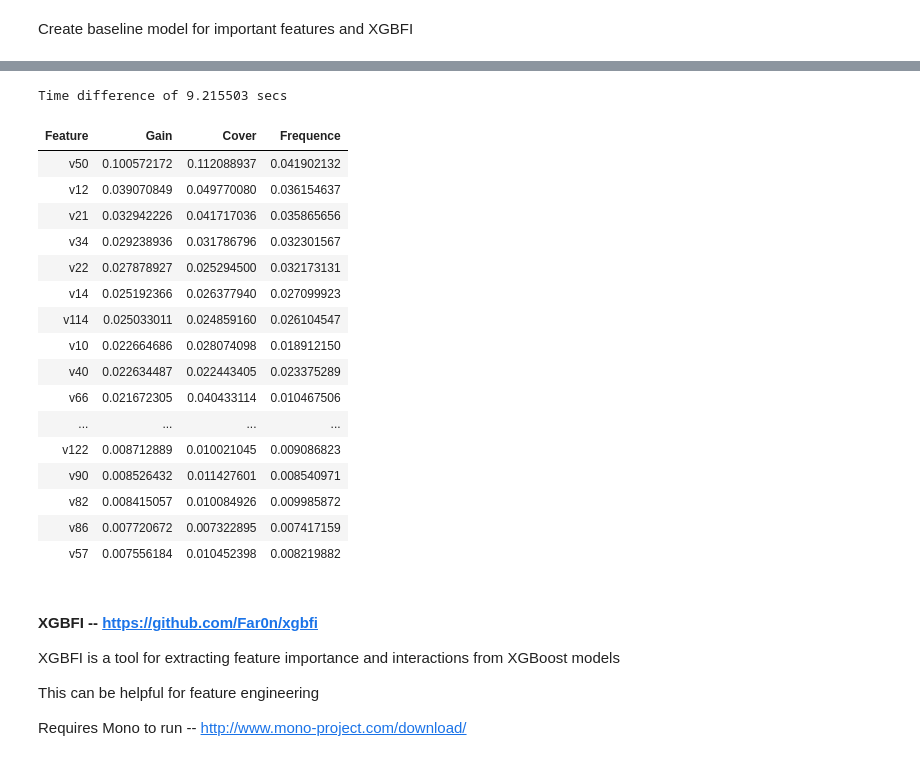
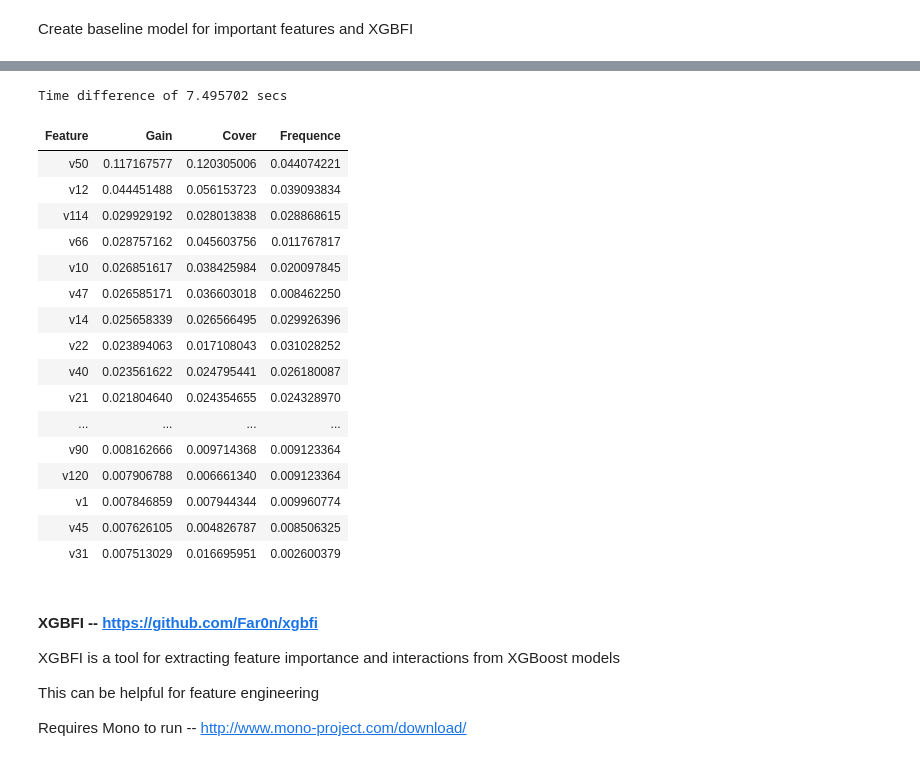
Before and after one commit to brandenkmurray/h2oDallas, a Jupyter notebook: Kaggle workshop.ipynb, the cells around one changed output, grey strips where cells are left out. Saved outputs shown, nothing was run; the diff lists cells and outputs as text; code cells hidden in the pictures.

```diff
--- a/Kaggle workshop.ipynb
+++ b/Kaggle workshop.ipynb
@@ -333,7 +353,7 @@ set.seed(201512)
 (tme <- Sys.time())
 xgbBaseline <- xgb.train(data = dtrain,
                          params = param,
-                         nrounds = 538) # nrounds from xgbBaseline
+                         nrounds = which.min(xgbBaselineCV$dt$test.logloss.mean)) # nrounds from xgbBaseline
 Sys.time() - tme
 xgbImp <- xgb.importance(feature_names = varnames, model = xgbBaseline)
 head(xgbImp,25)
@@ -342,21 +362,21 @@ head(xgbImp,25)
-Time difference of 9.215503 secs
+Time difference of 7.495702 secs
 | Feature | Gain | Cover | Frequence |
-| v50 | 0.100572172 | 0.112088937 | 0.041902132 |
-| v12 | 0.039070849 | 0.049770080 | 0.036154637 |
-| v21 | 0.032942226 | 0.041717036 | 0.035865656 |
-| v34 | 0.029238936 | 0.031786796 | 0.032301567 |
-| v22 | 0.027878927 | 0.025294500 | 0.032173131 |
-| v14 | 0.025192366 | 0.026377940 | 0.027099923 |
-| v114 | 0.025033011 | 0.024859160 | 0.026104547 |
-| v10 | 0.022664686 | 0.028074098 | 0.018912150 |
-| v40 | 0.022634487 | 0.022443405 | 0.023375289 |
-| v66 | 0.021672305 | 0.040433114 | 0.010467506 |
+| v50 | 0.117167577 | 0.120305006 | 0.044074221 |
+| v12 | 0.044451488 | 0.056153723 | 0.039093834 |
+| v114 | 0.029929192 | 0.028013838 | 0.028868615 |
+| v66 | 0.028757162 | 0.045603756 | 0.011767817 |
+| v10 | 0.026851617 | 0.038425984 | 0.020097845 |
+| v47 | 0.026585171 | 0.036603018 | 0.008462250 |
+| v14 | 0.025658339 | 0.026566495 | 0.029926396 |
+| v22 | 0.023894063 | 0.017108043 | 0.031028252 |
+| v40 | 0.023561622 | 0.024795441 | 0.026180087 |
+| v21 | 0.021804640 | 0.024354655 | 0.024328970 |
 | ... | ... | ... | ... |
-| v122 | 0.008712889 | 0.010021045 | 0.009086823 |
-| v90 | 0.008526432 | 0.011427601 | 0.008540971 |
-| v82 | 0.008415057 | 0.010084926 | 0.009985872 |
-| v86 | 0.007720672 | 0.007322895 | 0.007417159 |
-| v57 | 0.007556184 | 0.010452398 | 0.008219882 |
+| v90 | 0.008162666 | 0.009714368 | 0.009123364 |
+| v120 | 0.007906788 | 0.006661340 | 0.009123364 |
+| v1 | 0.007846859 | 0.007944344 | 0.009960774 |
+| v45 | 0.007626105 | 0.004826787 | 0.008506325 |
+| v31 | 0.007513029 | 0.016695951 | 0.002600379 |
 # %% [markdown]
 #### XGBFI -- https://github.com/Far0n/xgbfi
 XGBFI is a tool for extracting feature importance and interactions from XGBoost models
```
Also changed, not shown: parts of 24 cells of this notebook, 12 other files.
